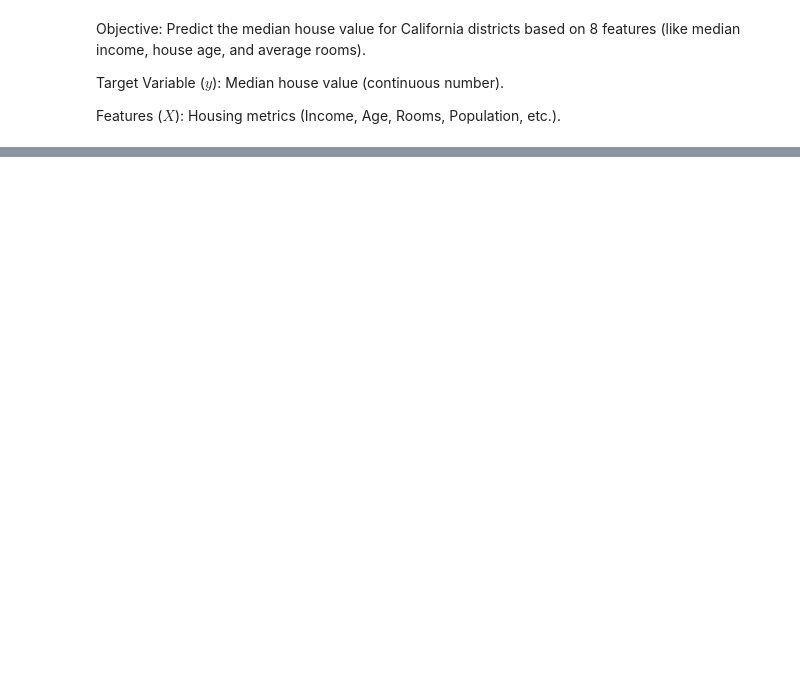
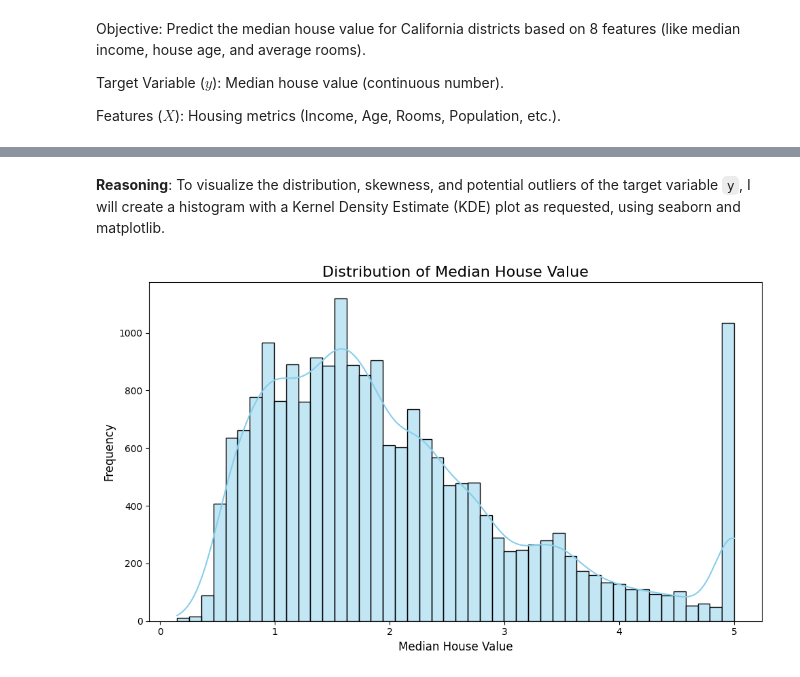
Before and after one commit to rsys-adsingh/Regression, a Jupyter notebook: RegressionAlgo.ipynb, the cells around one changed output, grey strips where cells are left out. Saved outputs shown, nothing was run; the diff lists cells and outputs as text; code cells hidden in the pictures; blank space fills up the shorter version.

```diff
--- a/RegressionAlgo.ipynb
+++ b/RegressionAlgo.ipynb
@@ -24,0 +91,13 @@ y = data.target
+# %% [markdown]
+**Reasoning**:
+To visualize the distribution, skewness, and potential outliers of the target variable `y`, I will create a histogram with a Kernel Density Estimate (KDE) plot as requested, using seaborn and matplotlib.
+# %%
+fig, ax = plt.subplots(figsize=(10, 6))
+sns.histplot(y, kde=True, ax=ax, color='skyblue')
+ax.set_title('Distribution of Median House Value', fontsize=16)
+ax.set_xlabel('Median House Value', fontsize=12)
+ax.set_ylabel('Frequency', fontsize=12)
+plt.tight_layout()
+plt.show()
+# %% [output]
+[figure, added]
```
Also changed, not shown: parts of 40 cells of this notebook.
